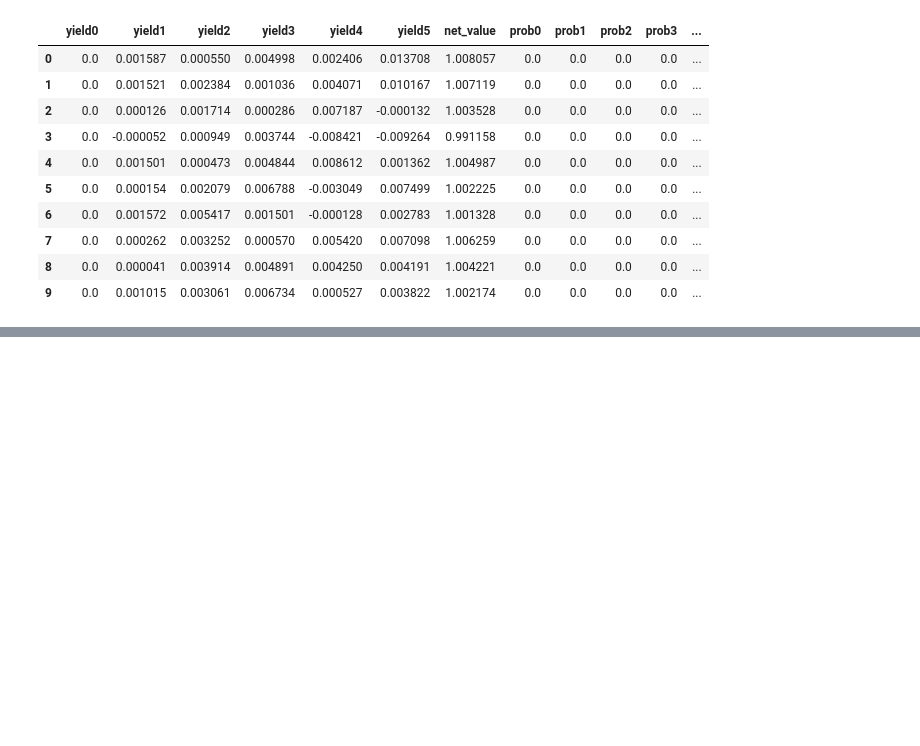
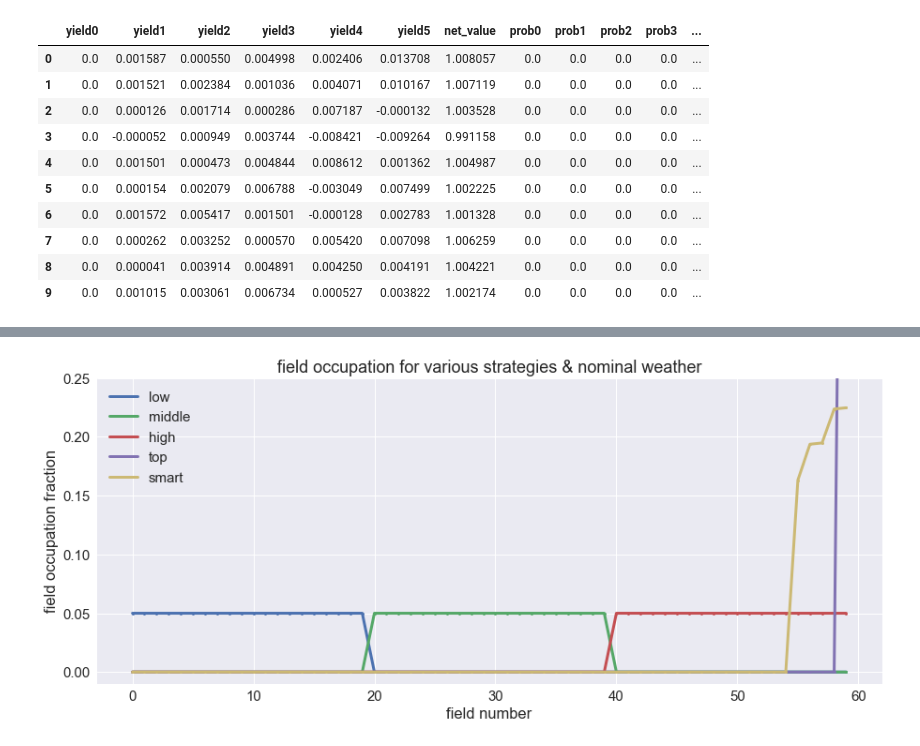
Before and after one commit to joehahn/hivemind, a Jupyter notebook: hivemind.ipynb, the cells around one changed output, grey strips where cells are left out. Saved outputs shown, nothing was run; the diff lists cells and outputs as text; code cells hidden in the pictures; blank space fills up the shorter version.

```diff
--- a/hivemind.ipynb
+++ b/hivemind.ipynb
@@ -287,21 +333,24 @@ p = ax.legend()
 # %%
 #plot each strategy's bucket_occupation_fraction during nominal weather
 the_weather = 'nominal'
 cols = ['strategy', 'weather'] + [col for col in all_net_values.columns if ('prob' in col)]
 df = all_net_values[cols]
 avg = df.groupby(['strategy', 'weather']).mean()
 std = df.groupby(['strategy', 'weather']).std()
 count = df.groupby(['strategy', 'weather'], as_index=False).count()
 fig, ax = plt.subplots(1,1, figsize=(15, 6))
 for strategy in strategies:
     yp = avg.loc[strategy].loc[the_weather]
     yerr = std.loc[strategy].loc[the_weather]
     xp = np.arange(len(yp))
     p = ax.plot(xp, yp, linewidth=3, marker='o', markersize=3, label=strategy)
-p = ax.set_title('bucket occupation for various strategies & nominal weather')
-p = ax.set_ylabel('bucket_occupation_fraction')
-p = ax.set_xlabel('bucket number')
+p = ax.set_title('field occupation for various strategies & nominal weather')
+p = ax.set_ylabel('field occupation fraction')
+p = ax.set_xlabel('field number')
 p = ax.set_ylim(-0.01, 0.25)
 p = ax.set_yscale('linear')
 p = ax.legend()
+plt.savefig('figs/field_occupation.png')
+# %% [output]
+[figure, added]
 # %%
```
Also changed, not shown: parts of 12 cells of this notebook, 6 other files.
